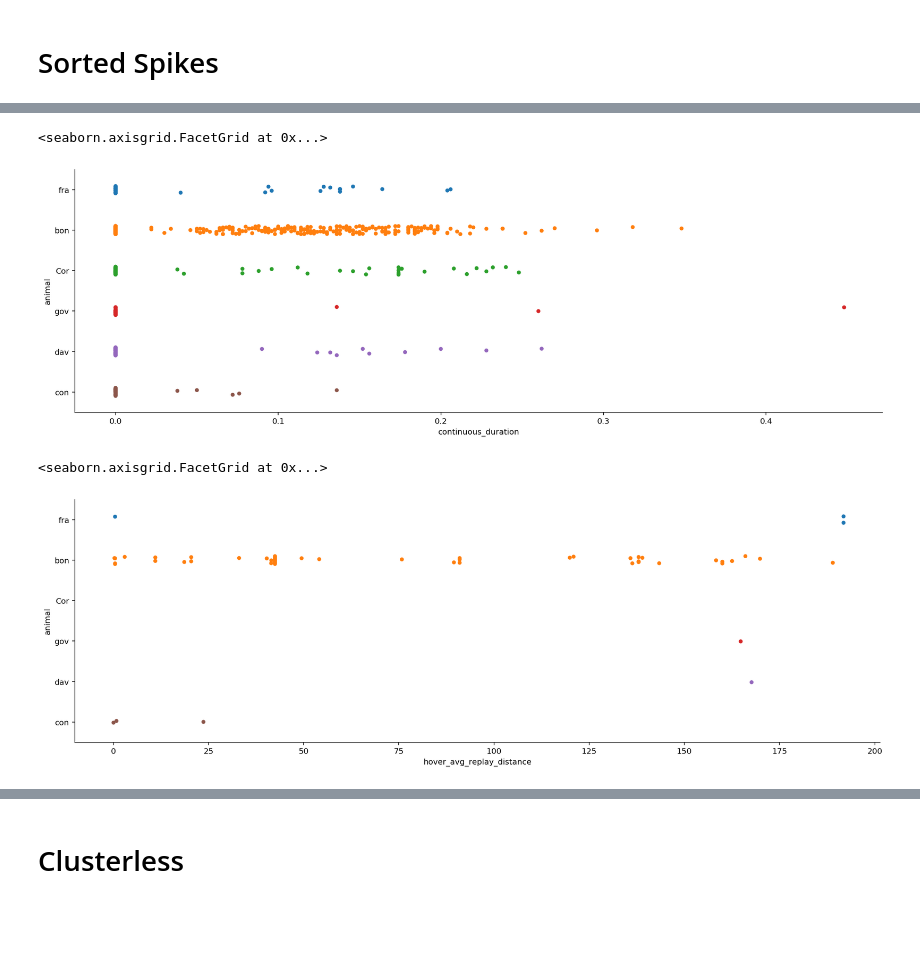
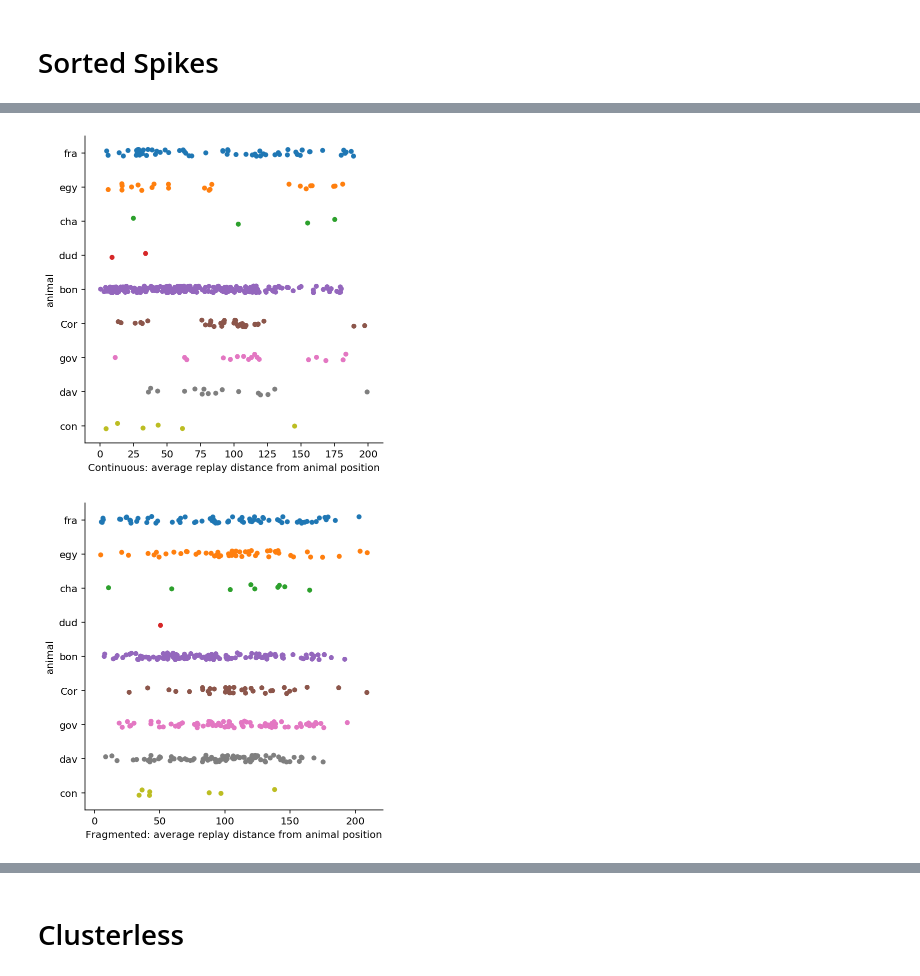
Before and after one commit to Eden-Kramer-Lab/replay_trajectory_paper, a Jupyter notebook: notebooks/Analyze_Replay.ipynb, the cells around one changed output, grey strips where cells are left out. Saved outputs shown, nothing was run; the diff lists cells and outputs as text; code cells hidden in the pictures; blank space fills up the shorter version.

```diff
--- a/notebooks/Analyze_Replay.ipynb
+++ b/notebooks/Analyze_Replay.ipynb
@@ -22,14 +22,14 @@ from src.parameters import PROCESSED_DATA_DIR, STATE_COLORS
 from src.visualization import (plot_category_counts, plot_category_duration)
 
 data_type, dim = 'sorted_spikes', '1D'
-n_unique_spiking = 5
+n_unique_spiking = 3
 
 def add_animal_info(file_path, replay_info):
     animal, day, epoch = file_path.split('/')[-1].split('_')[:3]
     day, epoch = int(day), int(epoch)
     replay_info['animal'] = animal
-    replay_info['day'] = animal
-    replay_info['epoch'] = animal
+    replay_info['day'] = day
+    replay_info['epoch'] = epoch
 
     return replay_info
 
@@ -134,10 +178,10 @@ sns.catplot(x='hover_duration', y='animal', data=replay_info.reset_index(), kind
 # %%
-sns.catplot(x='continuous_duration', y='animal', data=replay_info.reset_index(), kind="strip", jitter=True, aspect=3)
+sns.catplot(x='continuous_avg_replay_distance', y='animal', data=replay_info.reset_index(), kind="strip", jitter=True, aspect=1)
+plt.xlabel('Continuous: average replay distance from animal position');
 # %% [output]
-<seaborn.axisgrid.FacetGrid at 0x...>
-[figure, old version]
+[figure, new version]
 # %%
-sns.catplot(x='hover_avg_replay_distance', y='animal', data=replay_info.reset_index(), kind="strip", jitter=True, aspect=3)
+sns.catplot(x='fragmented_avg_replay_distance', y='animal', data=replay_info.reset_index(), kind="strip", jitter=True, aspect=1)
+plt.xlabel('Fragmented: average replay distance from animal position');
 # %% [output]
-<seaborn.axisgrid.FacetGrid at 0x...>
-[figure, old version]
+[figure, new version]
```
Also changed, not shown: parts of 45 cells of this notebook.
